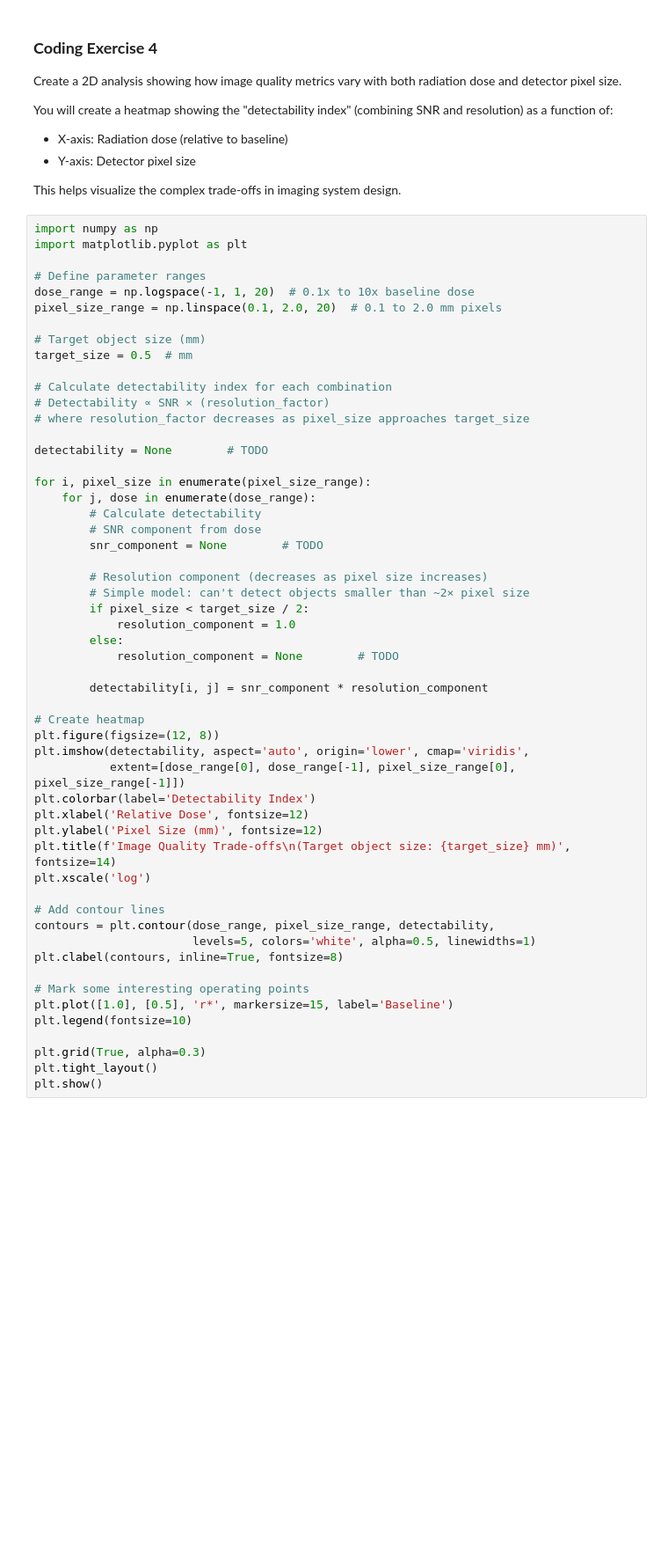
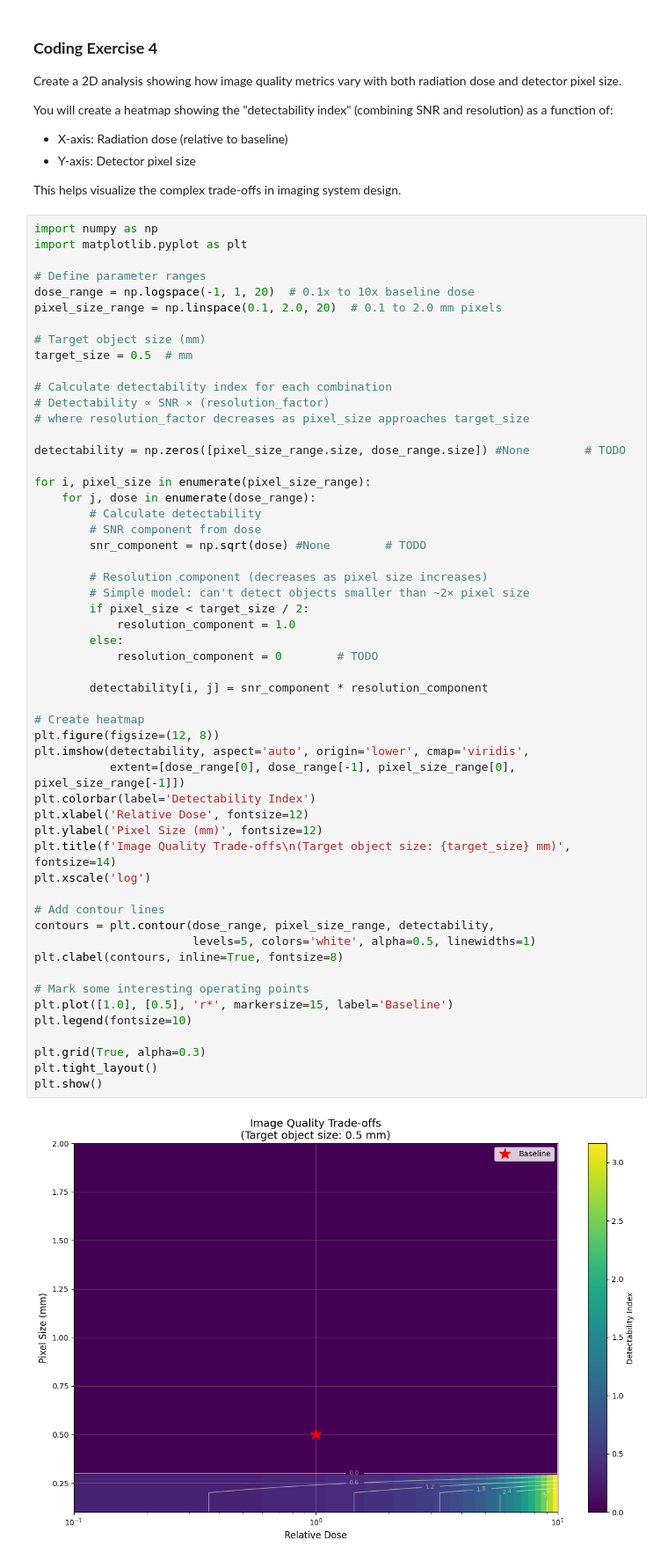
Before and after one commit to DeemDeem52/BMEN509-623_Deliverable_1, a Jupyter notebook: deliverable-01-starter.ipynb, the cells around one changed output. Shown at 88% size. Cells and saved outputs as stored; diff of their text form; blank space fills up the shorter version.

```diff
--- a/deliverable-01-starter.ipynb
+++ b/deliverable-01-starter.ipynb
@@ -663,45 +663,47 @@ target_size = 0.5  # mm
 # Detectability ∝ SNR × (resolution_factor)
 # where resolution_factor decreases as pixel_size approaches target_size
 
-detectability = None        # TODO
+detectability = np.zeros([pixel_size_range.size, dose_range.size]) #None        # TODO
 
 for i, pixel_size in enumerate(pixel_size_range):
     for j, dose in enumerate(dose_range):
         # Calculate detectability
         # SNR component from dose
-        snr_component = None        # TODO
+        snr_component = np.sqrt(dose) #None        # TODO
 
         # Resolution component (decreases as pixel size increases)
         # Simple model: can't detect objects smaller than ~2× pixel size
         if pixel_size < target_size / 2:
             resolution_component = 1.0
         else:
-            resolution_component = None        # TODO
+            resolution_component = 0        # TODO
 
         detectability[i, j] = snr_component * resolution_component
 
 # Create heatmap
 plt.figure(figsize=(12, 8))
 plt.imshow(detectability, aspect='auto', origin='lower', cmap='viridis',
            extent=[dose_range[0], dose_range[-1], pixel_size_range[0], pixel_size_range[-1]])
 plt.colorbar(label='Detectability Index')
 plt.xlabel('Relative Dose', fontsize=12)
 plt.ylabel('Pixel Size (mm)', fontsize=12)
 plt.title(f'Image Quality Trade-offs\n(Target object size: {target_size} mm)', fontsize=14)
 plt.xscale('log')
 
 # Add contour lines
 contours = plt.contour(dose_range, pixel_size_range, detectability,
                        levels=5, colors='white', alpha=0.5, linewidths=1)
 plt.clabel(contours, inline=True, fontsize=8)
 
 # Mark some interesting operating points
 plt.plot([1.0], [0.5], 'r*', markersize=15, label='Baseline')
 plt.legend(fontsize=10)
 
 plt.grid(True, alpha=0.3)
 plt.tight_layout()
 plt.show()
+# %% [output]
+[figure, added]
 # %% [markdown]
 Your Analysis:
 
```
Also changed, not shown: parts of 2 cells of this notebook.
